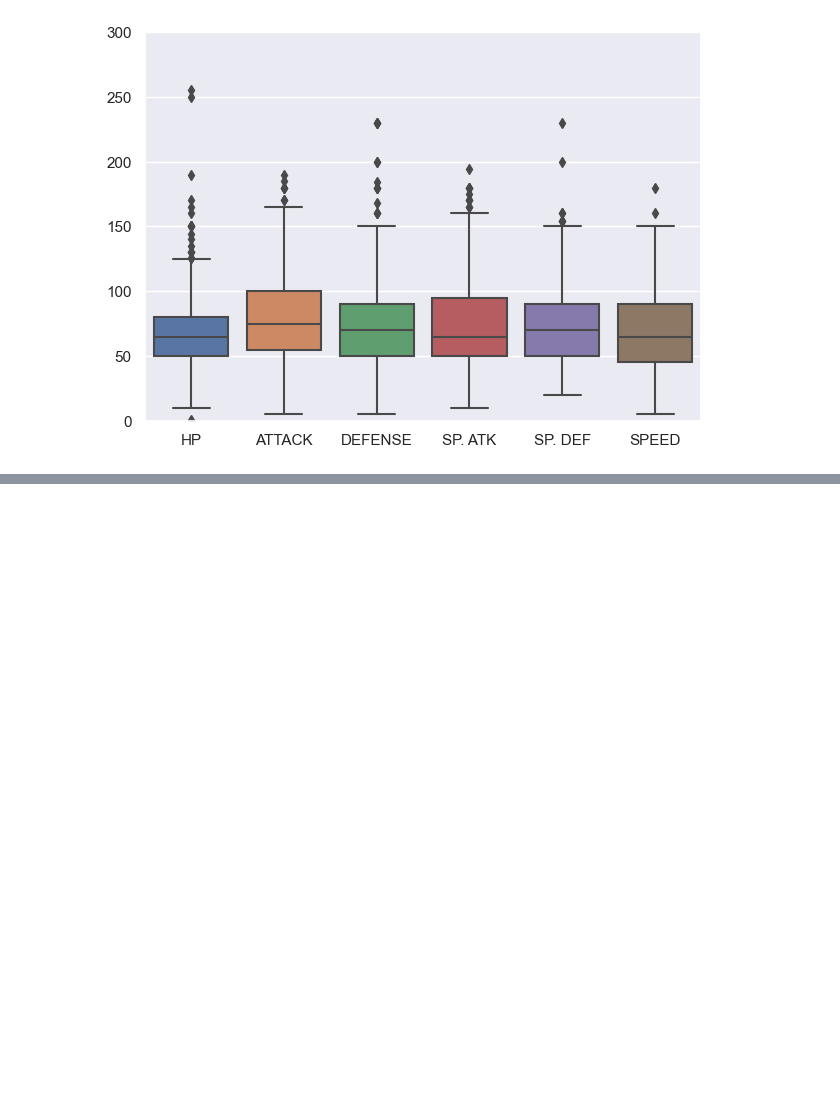
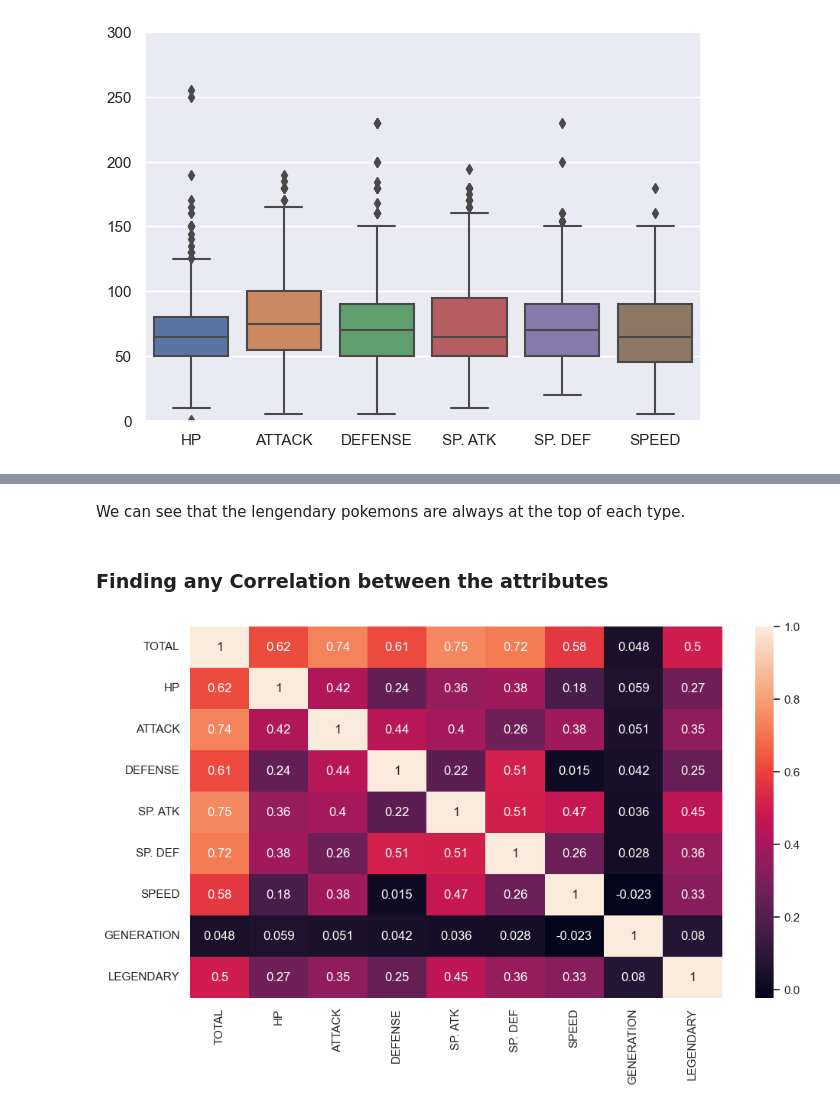
Before and after one commit to VictorGonzalezEscriba/pokemon_stats, a Jupyter notebook: notebook.ipynb, the cells around one changed output, grey strips where cells are left out. Cells and saved outputs as stored; diff of their text form; code cells hidden in the pictures; blank space fills up the shorter version.

```diff
--- a/notebook.ipynb
+++ b/notebook.ipynb
@@ -322,0 +372,10 @@ Noibat
+# %% [markdown]
+We can see that the lengendary pokemons are always at the top of each type.
+# %% [markdown]
+### Finding any Correlation between the attributes
+# %%
+plt.figure(figsize=(10,6)) #manage the size of the plot
+sns.heatmap(df.corr(),annot=True) #df.corr() makes a correlation matrix and sns.heatmap is used to show the correlations heatmap
+plt.show()
+# %% [output]
+[figure, added]
```
Also changed, not shown: parts of 18 cells of this notebook, 1 other file.
